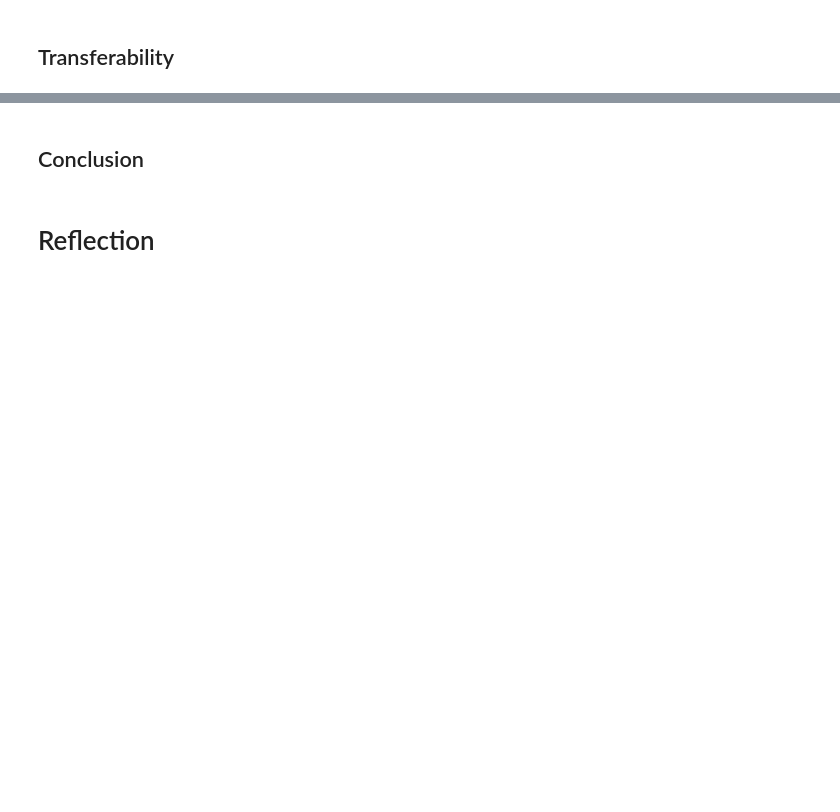
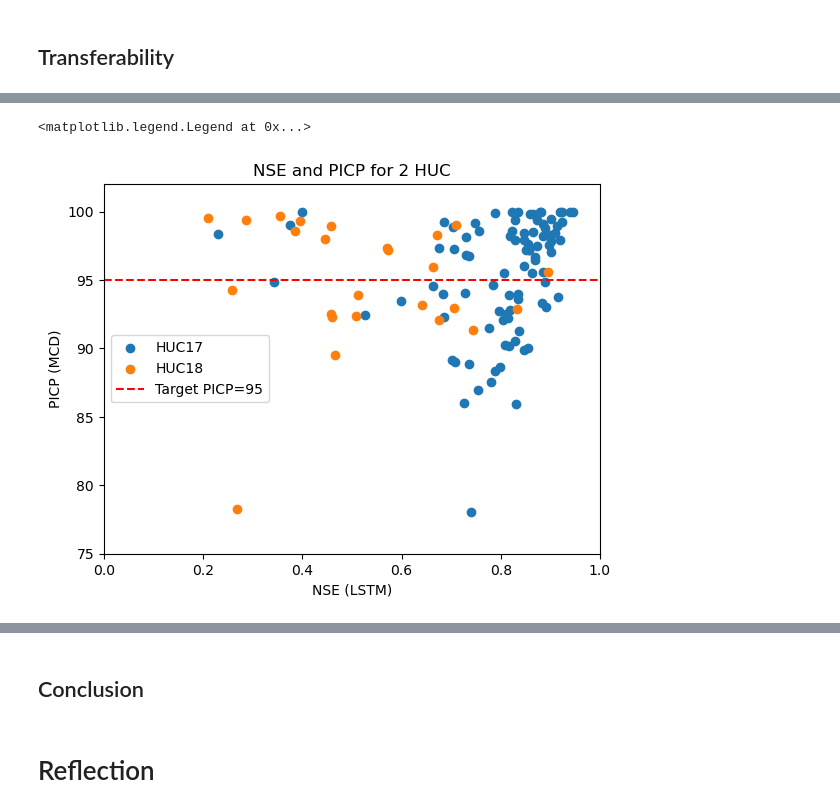
Before and after one commit to dwiva5/HBV-Team, a Jupyter notebook: Project-Run/Layout_text_images.ipynb, the cells around one changed output, grey strips where cells are left out. Cells and saved outputs as stored; diff of their text form; code cells hidden in the pictures; blank space fills up the shorter version.

```diff
--- a/Project-Run/Layout_text_images.ipynb
+++ b/Project-Run/Layout_text_images.ipynb
@@ -370,0 +567,18 @@ By using Transfer Learning we try to find out whether it is possible to use our
+# %%
+# Shows the results of probabilistic evaluation for different basin in different HUC
+plt.scatter(lstm17['NSE'], MCD1704['PICP'], c='C0', label='HUC17')
+plt.scatter(lstm18['NSE'], MCD1804['PICP'], c='C1', label='HUC18')
+
+plt.xlim(0,1)
+plt.ylim(75, 102)
+
+plt.axhline(y=95, color='red', linestyle='--', label='Target PICP=95')
+
+plt.xlabel('NSE (LSTM)')
+plt.ylabel('PICP (MCD)')
+
+plt.title('NSE and PICP for 2 HUC')
+plt.legend()
+# %% [output]
+<matplotlib.legend.Legend at 0x...>
+[figure, added]
```
Also changed, not shown: parts of 40 cells of this notebook, 11 other files.
